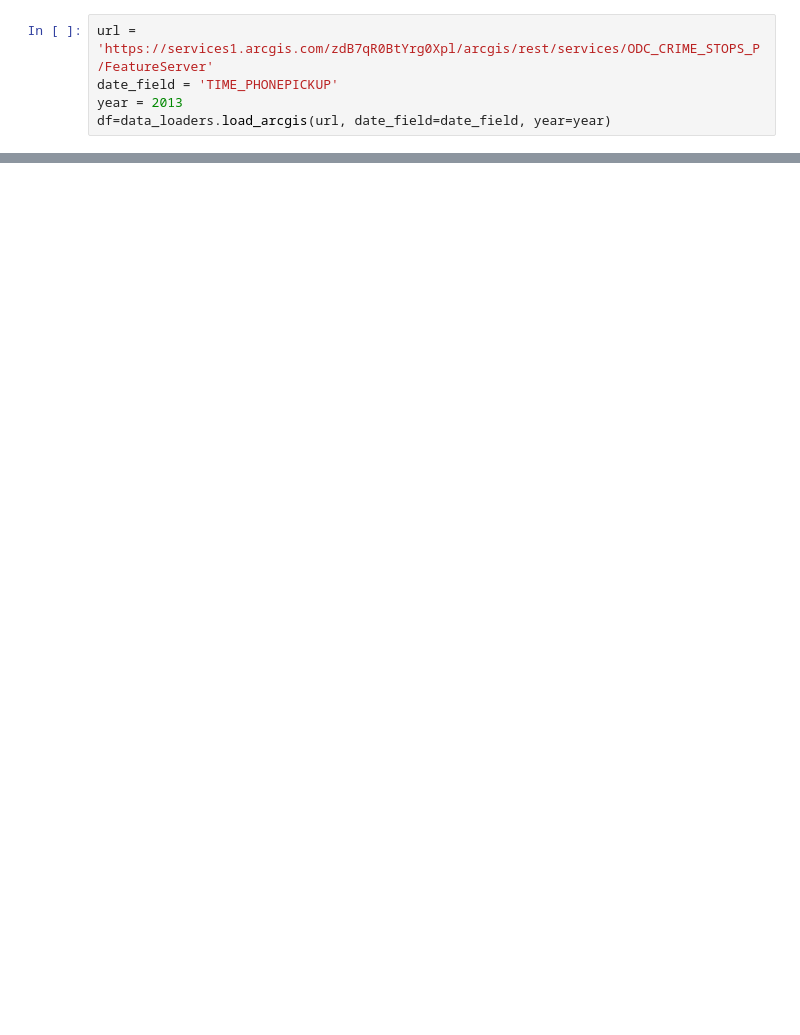
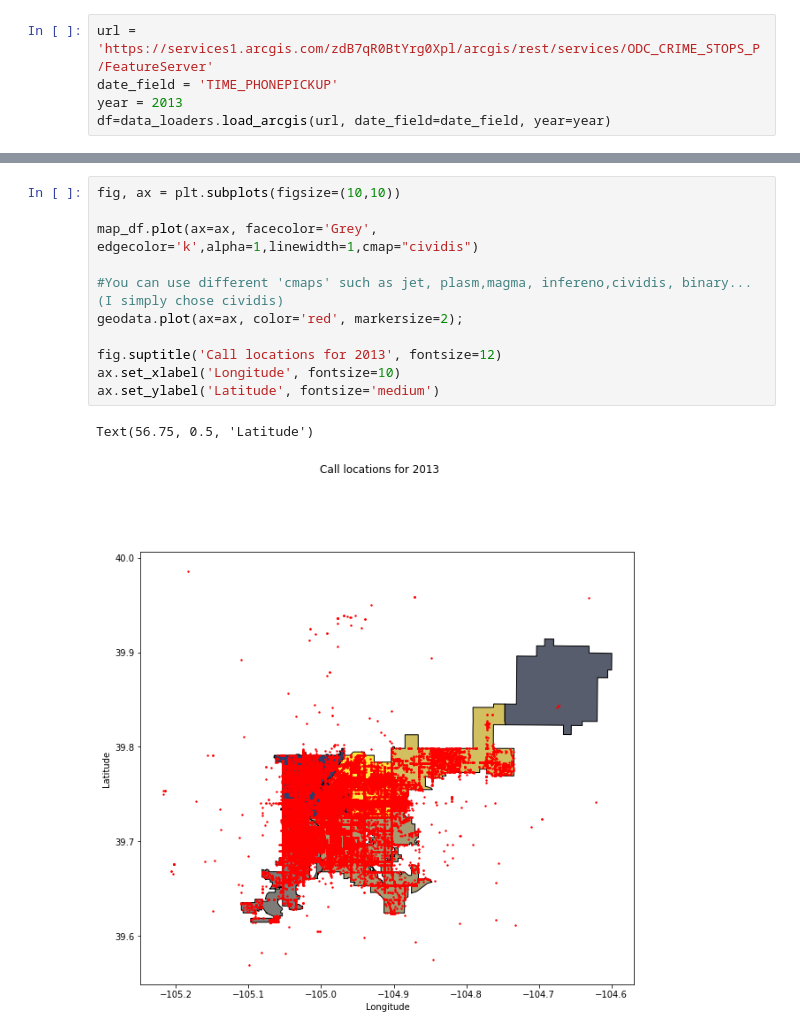
Before and after one commit to openpolicedata/openpolicedata, a Jupyter notebook: notebooks/ex_plotting_data.ipynb, the cells around one changed output, grey strips where cells are left out. Drawn from its saved outputs; the diff is of its cells as text; blank space fills up the shorter version.

```diff
--- a/notebooks/ex_plotting_data.ipynb
+++ b/notebooks/ex_plotting_data.ipynb
@@ -145,0 +50,14 @@ df_gold
+# %%
+fig, ax = plt.subplots(figsize=(10,10))
+
+map_df.plot(ax=ax, facecolor='Grey', edgecolor='k',alpha=1,linewidth=1,cmap="cividis")
+
+#You can use different 'cmaps' such as jet, plasm,magma, infereno,cividis, binary...(I simply chose cividis)
+geodata.plot(ax=ax, color='red', markersize=2);
+
+fig.suptitle('Call locations for 2013', fontsize=12)
+ax.set_xlabel('Longitude', fontsize=10)
+ax.set_ylabel('Latitude', fontsize='medium')
+# %% [output]
+Text(56.75, 0.5, 'Latitude')
+[figure, added]
```
Also changed, not shown: parts of 14 cells of this notebook, 3 other files.
